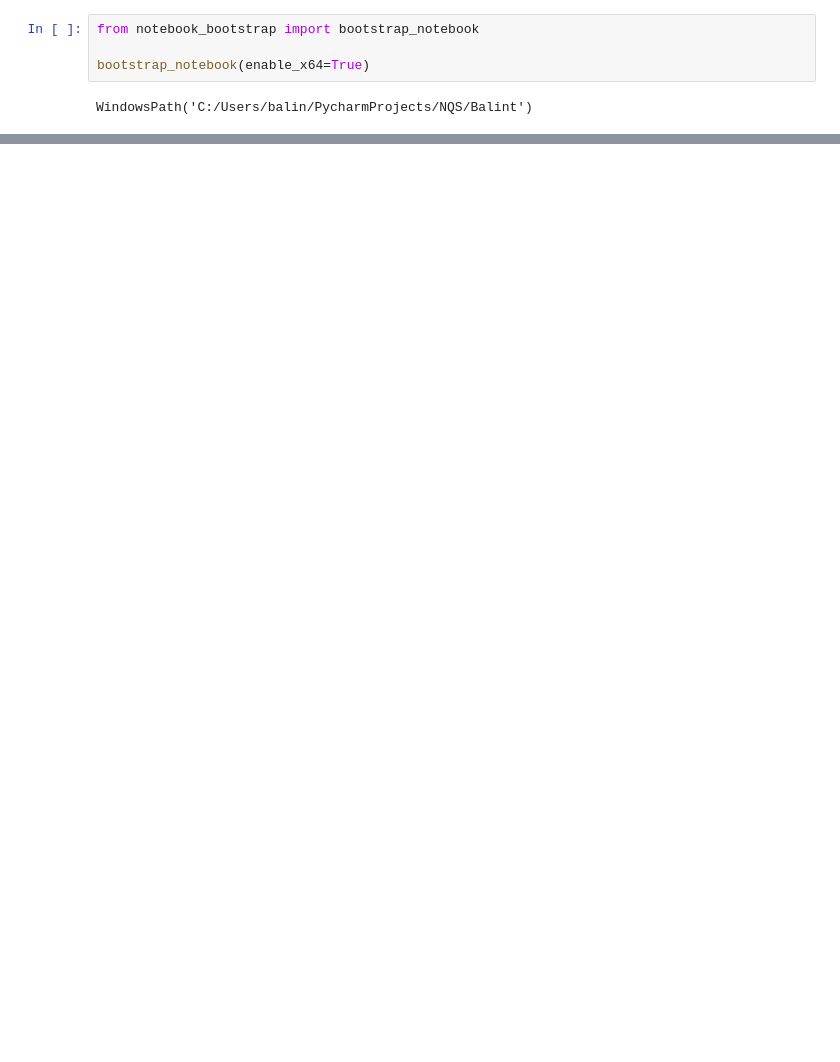
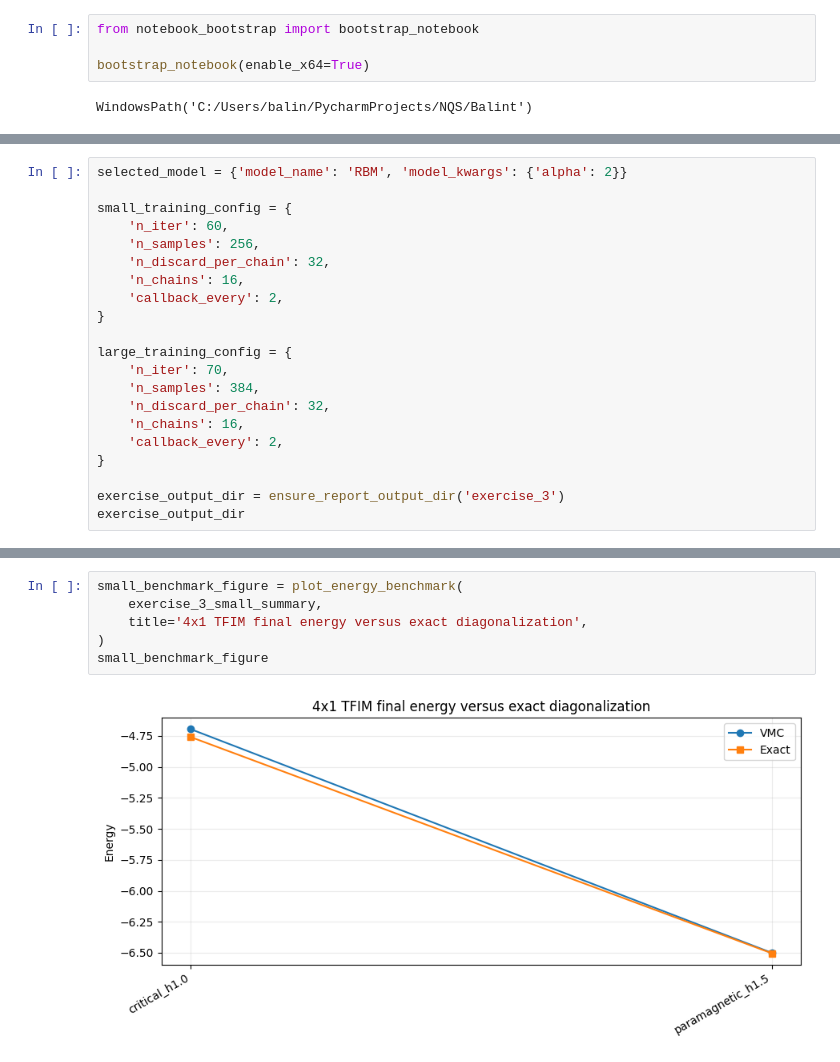
Before and after one commit to SBT2004/NQS, a Jupyter notebook: Balint/demos/exercise_3.ipynb, the cells around one changed output, grey strips where cells are left out. Drawn from its saved outputs; the diff is of its cells as text; blank space fills up the shorter version.

```diff
--- a/Balint/demos/exercise_3.ipynb
+++ b/Balint/demos/exercise_3.ipynb
@@ -373,0 +27,21 @@ build_output_manifest([
+# %%
+selected_model = {'model_name': 'RBM', 'model_kwargs': {'alpha': 2}}
+
+small_training_config = {
+    'n_iter': 60,
+    'n_samples': 256,
+    'n_discard_per_chain': 32,
+    'n_chains': 16,
+    'callback_every': 2,
+}
+
+large_training_config = {
+    'n_iter': 70,
+    'n_samples': 384,
+    'n_discard_per_chain': 32,
+    'n_chains': 16,
+    'callback_every': 2,
+}
+
+exercise_output_dir = ensure_report_output_dir('exercise_3')
+exercise_output_dir
@@ -373,0 +317,8 @@ build_output_manifest([
+# %%
+small_benchmark_figure = plot_energy_benchmark(
+    exercise_3_small_summary,
+    title='4x1 TFIM final energy versus exact diagonalization',
+)
+small_benchmark_figure
+# %% [output]
+[figure, added]
```
Also changed, not shown: parts of 60 cells of this notebook, 4 other files.
